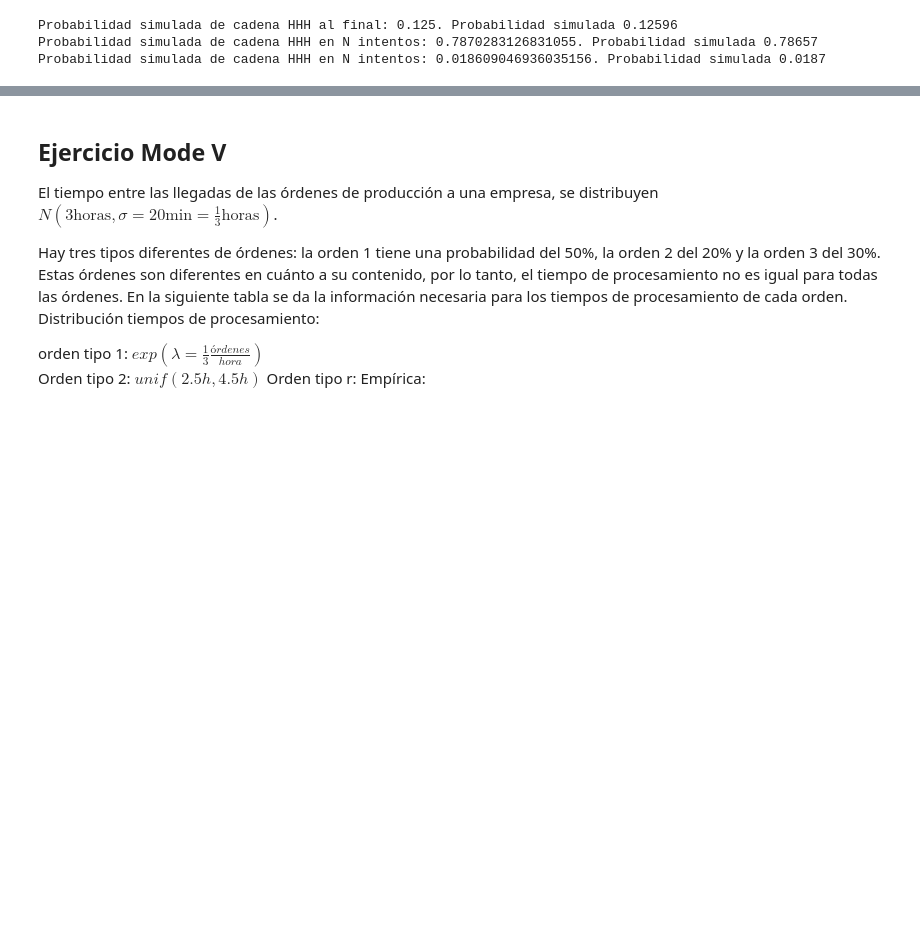
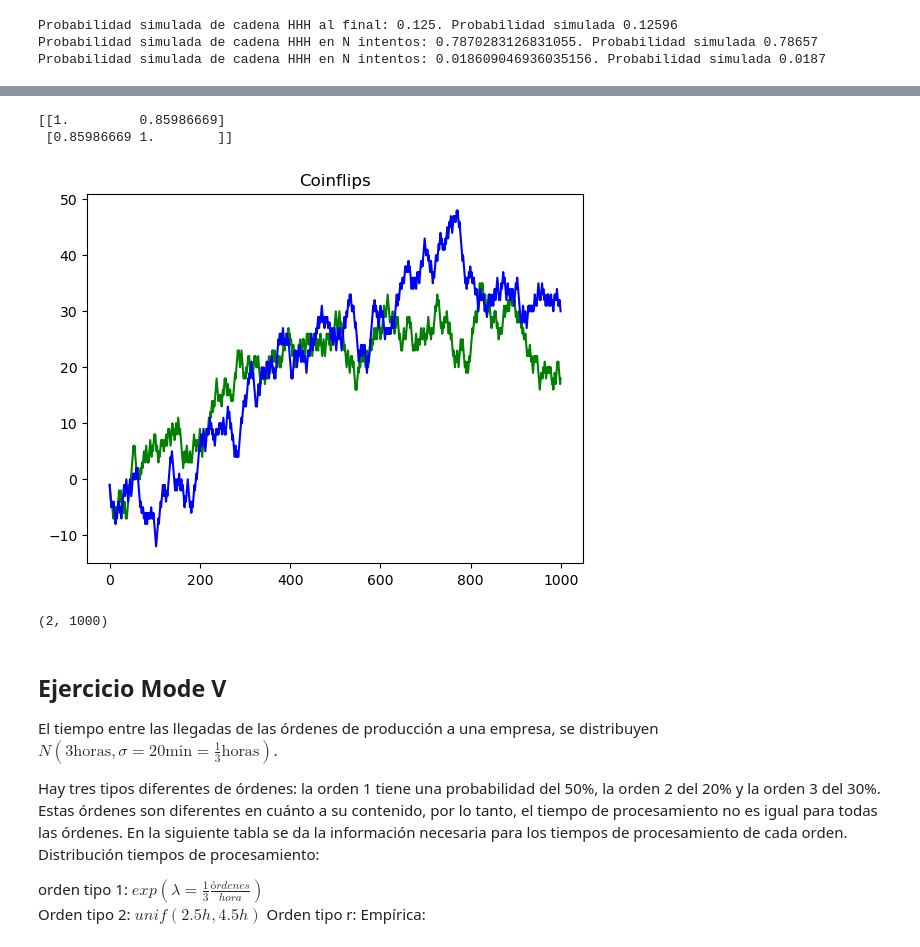
Before and after one commit to msanchezr99/Talleres_estocasticos1, a Jupyter notebook: Ejercicios_proc_discretos.ipynb, the cells around one changed output, grey strips where cells are left out. Cells and saved outputs as stored; diff of their text form; code cells hidden in the pictures; blank space fills up the shorter version.

```diff
--- a/Ejercicios_proc_discretos.ipynb
+++ b/Ejercicios_proc_discretos.ipynb
@@ -97,3 +98,29 @@ array([0, 1, 1, 0, 1, 0, 1, 0])
+# %%
+import numpy as np
+import matplotlib.pyplot as plt
+p=1/2
+q=1-p
+N=1000
+#Simulo los T como -1 en vez de 0 para poder hacer la suma acumulada
+coinflips1=np.random.choice([1,-1],size=N,p=[p,q])
+coinflips2=np.random.choice([1,-1],size=N,p=[p,q])
+series1=np.cumsum(coinflips1)
+series2=np.cumsum(coinflips2)
+
+plt.plot(range(N),series1,'g',label="coin 1")
+plt.plot(range(N),series2,'b',label="Coin 2")
+plt.title("Coinflips")
+print(np.corrcoef([series1,series2]))
+# %% [output]
+[[1.         0.85986669]
+ [0.85986669 1.        ]]
+[figure, added]
+# %%
+mat=[series1,series2]
+np.corrcoef(mat)
+np.array(mat).shape
+# %% [output]
+(2, 1000)
 # %% [markdown]
 ## Ejercicio Mode V
 El tiempo entre las llegadas de las órdenes de producción a una empresa,
```
Also changed, not shown: parts of 2 cells of this notebook, 8 other files.
